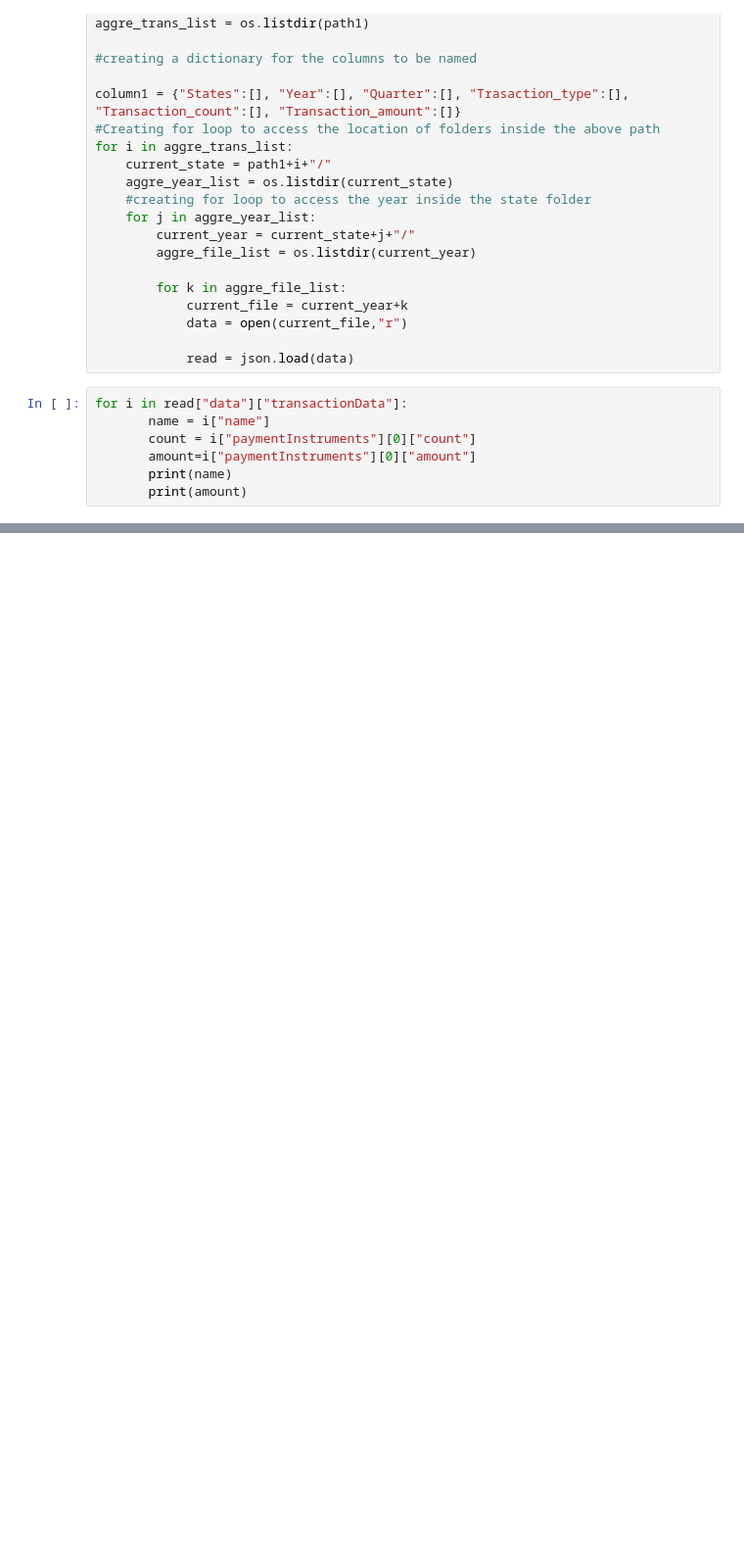
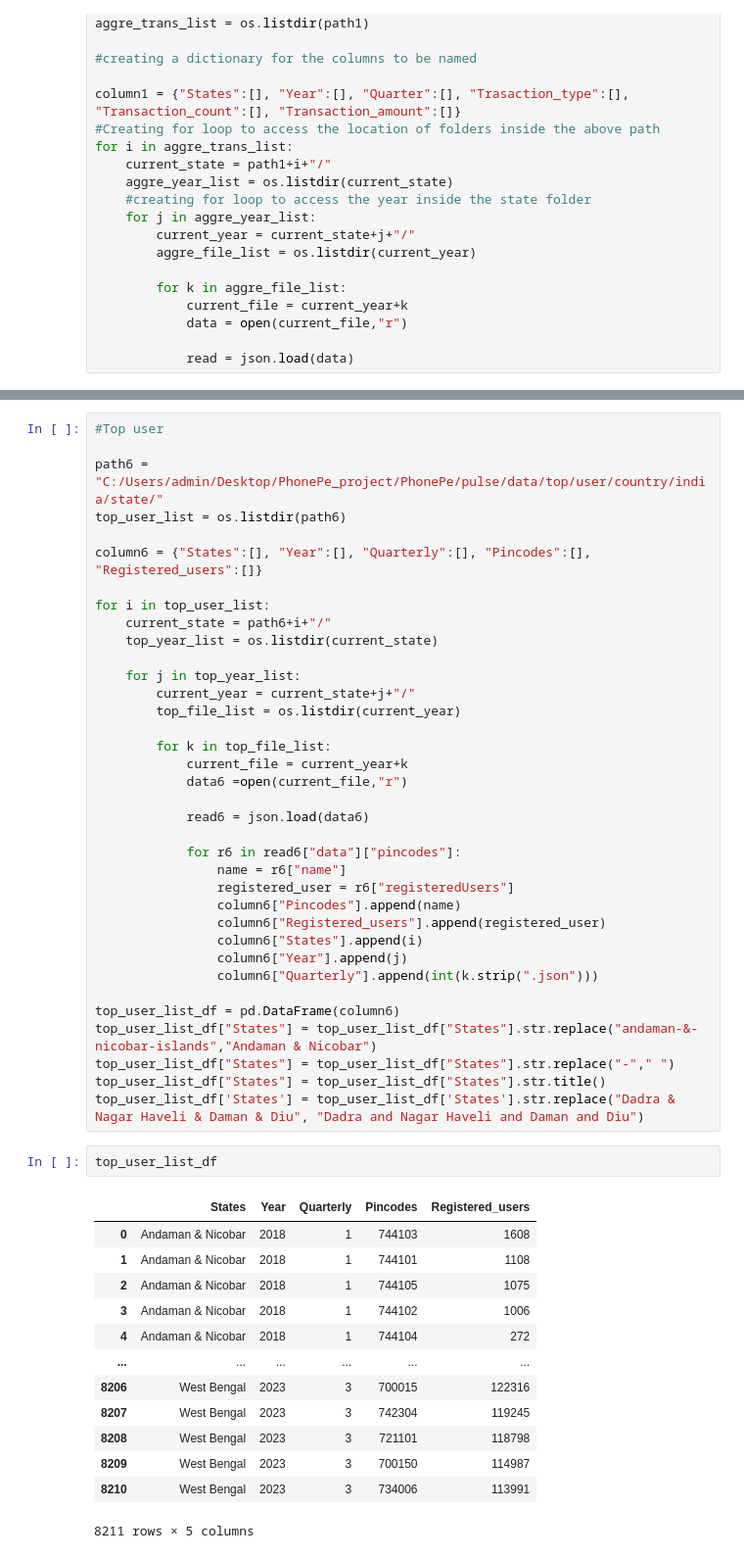
Before and after one commit to Nivetha-I/PhonePe, a Jupyter notebook: phonepetest.ipynb, the cells around one changed output, grey strips where cells are left out. Shown at 98% size. Drawn from its saved outputs; the diff is of its cells as text; blank space fills up the shorter version.

```diff
--- a/phonepetest.ipynb
+++ b/phonepetest.ipynb
@@ -24,10 +24,3 @@ for i in aggre_trans_list:
             data = open(current_file,"r")
 
             read = json.load(data)
-# %%
-for i in read["data"]["transactionData"]:
-       name = i["name"]
-       count = i["paymentInstruments"][0]["count"]
-       amount=i["paymentInstruments"][0]["amount"]
-       print(name)
-       print(amount)
@@ -64,0 +228,52 @@ read
+# %%
+#Top user
+
+path6 = "C:/Users/admin/Desktop/PhonePe_project/PhonePe/pulse/data/top/user/country/india/state/"
+top_user_list = os.listdir(path6)
+
+column6 = {"States":[], "Year":[], "Quarterly":[], "Pincodes":[], "Registered_users":[]}
+
+for i in top_user_list:
+    current_state = path6+i+"/"
+    top_year_list = os.listdir(current_state)
+
+    for j in top_year_list:
+        current_year = current_state+j+"/"
+        top_file_list = os.listdir(current_year)
+
+        for k in top_file_list:
+            current_file = current_year+k
+            data6 =open(current_file,"r")
+
+            read6 = json.load(data6)
+
+            for r6 in read6["data"]["pincodes"]:
+                name = r6["name"]
+                registered_user = r6["registeredUsers"]
+                column6["Pincodes"].append(name)
+                column6["Registered_users"].append(registered_user)
+                column6["States"].append(i)
+                column6["Year"].append(j)
+                column6["Quarterly"].append(int(k.strip(".json")))
+
+top_user_list_df = pd.DataFrame(column6)
+top_user_list_df["States"] = top_user_list_df["States"].str.replace("andaman-&-nicobar-islands","Andaman & Nicobar")
+top_user_list_df["States"] = top_user_list_df["States"].str.replace("-"," ")
+top_user_list_df["States"] = top_user_list_df["States"].str.title()
+top_user_list_df['States'] = top_user_list_df['States'].str.replace("Dadra & Nagar Haveli & Daman & Diu", "Dadra and Nagar Haveli and Daman and Diu")
+# %%
+top_user_list_df
+# %% [output]
+|  | States | Year | Quarterly | Pincodes | Registered_users |
+| 0 | Andaman & Nicobar | 2018 | 1 | 744103 | 1608 |
+| 1 | Andaman & Nicobar | 2018 | 1 | 744101 | 1108 |
+| 2 | Andaman & Nicobar | 2018 | 1 | 744105 | 1075 |
+| 3 | Andaman & Nicobar | 2018 | 1 | 744102 | 1006 |
+| 4 | Andaman & Nicobar | 2018 | 1 | 744104 | 272 |
+| ... | ... | ... | ... | ... | ... |
+| 8206 | West Bengal | 2023 | 3 | 700015 | 122316 |
+| 8207 | West Bengal | 2023 | 3 | 742304 | 119245 |
+| 8208 | West Bengal | 2023 | 3 | 721101 | 118798 |
+| 8209 | West Bengal | 2023 | 3 | 700150 | 114987 |
+| 8210 | West Bengal | 2023 | 3 | 734006 | 113991 |
+8211 rows × 5 columns
```
Also changed, not shown: parts of 20 cells of this notebook, 17 other files.
